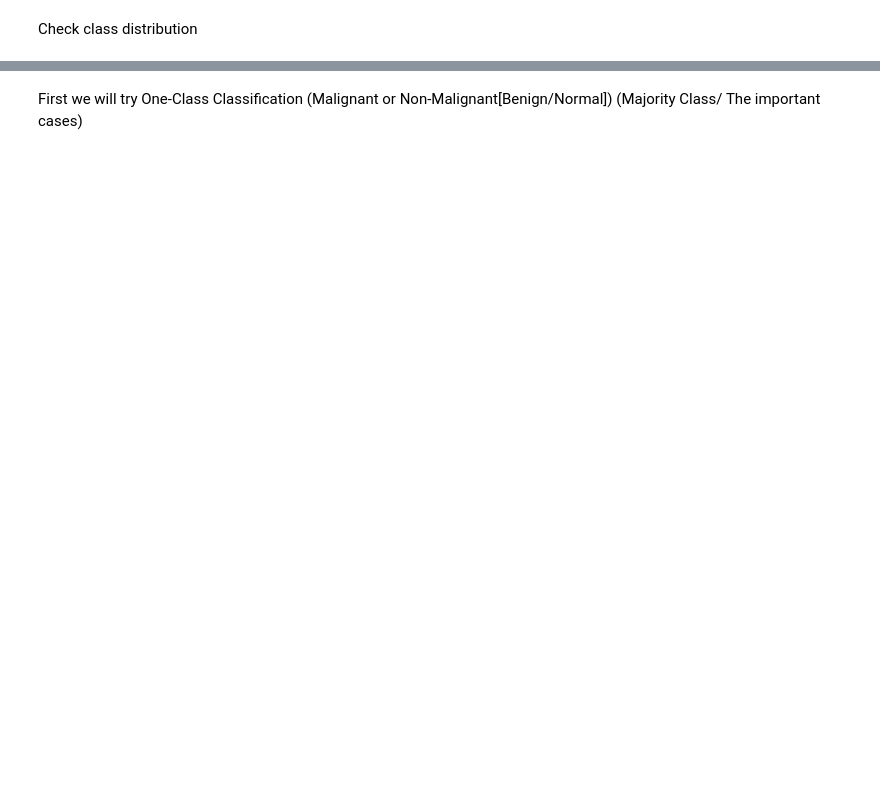
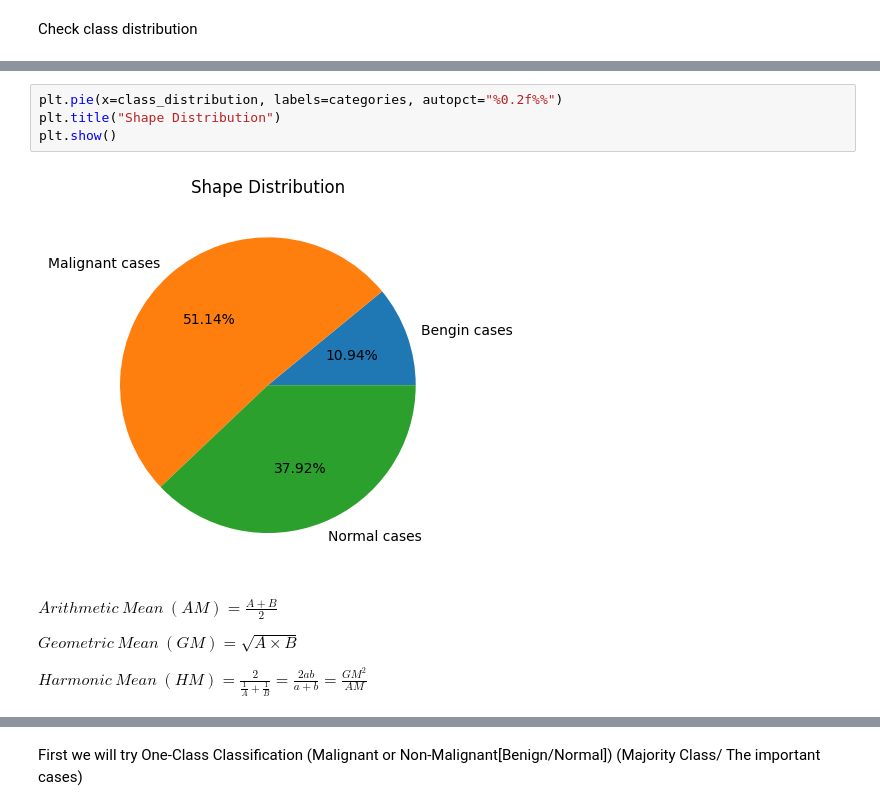
Before and after one commit to mrayyan2001/Lung-Cancer-Detection, a Jupyter notebook: main.ipynb, the cells around one changed output, grey strips where cells are left out. Saved outputs shown, nothing was run; the diff lists cells and outputs as text; blank space fills up the shorter version.

```diff
--- a/main.ipynb
+++ b/main.ipynb
@@ -134,3 +136,15 @@ Normal cases : 416
+# %%
+plt.pie(x=class_distribution, labels=categories, autopct="%0.2f%%")
+plt.title("Shape Distribution")
+plt.show()
+# %% [output]
+[figure, added]
+# %% [markdown]
+$Arithmetic\ Mean\ (AM) = \frac{A + B}{2}$
+
+$Geometric\ Mean\ (GM) = \sqrt{A \times B}$
+
+$Harmonic\ Mean\ (HM) = \frac{2}{\frac{1}{A} + \frac{1}{B}} = \frac{2ab}{a+b} = \frac{GM^2}{AM}$
 # %% [markdown]
 Our data is imbalanced, and we need to handle it.
 
```
Also changed, not shown: parts of 34 cells of this notebook, 5 other files.
